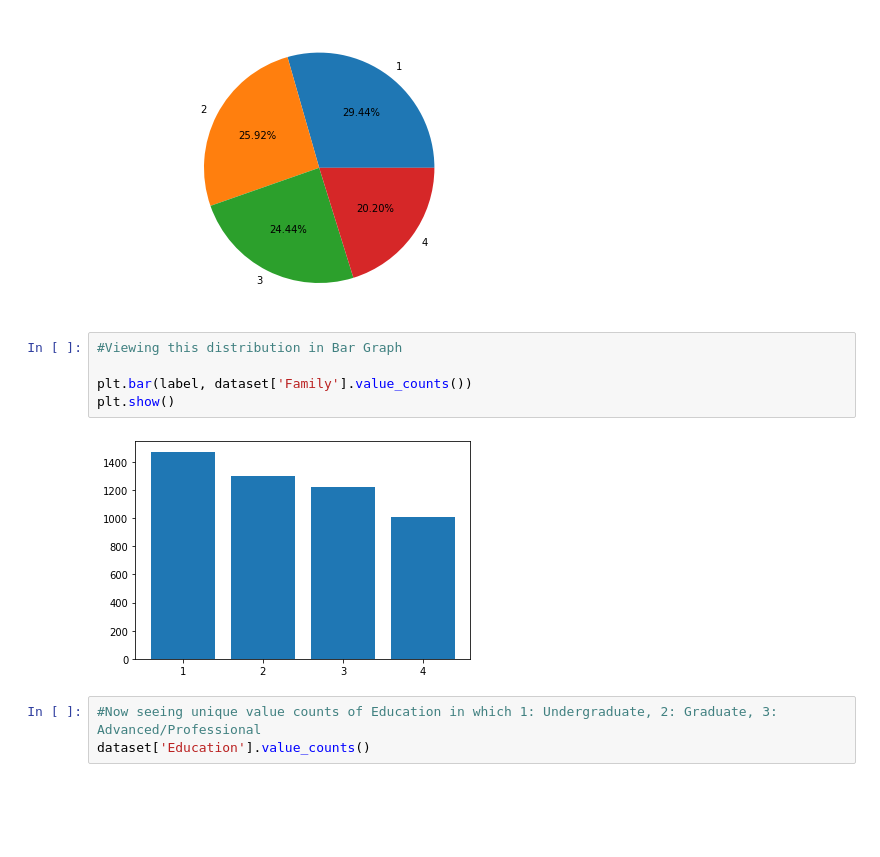
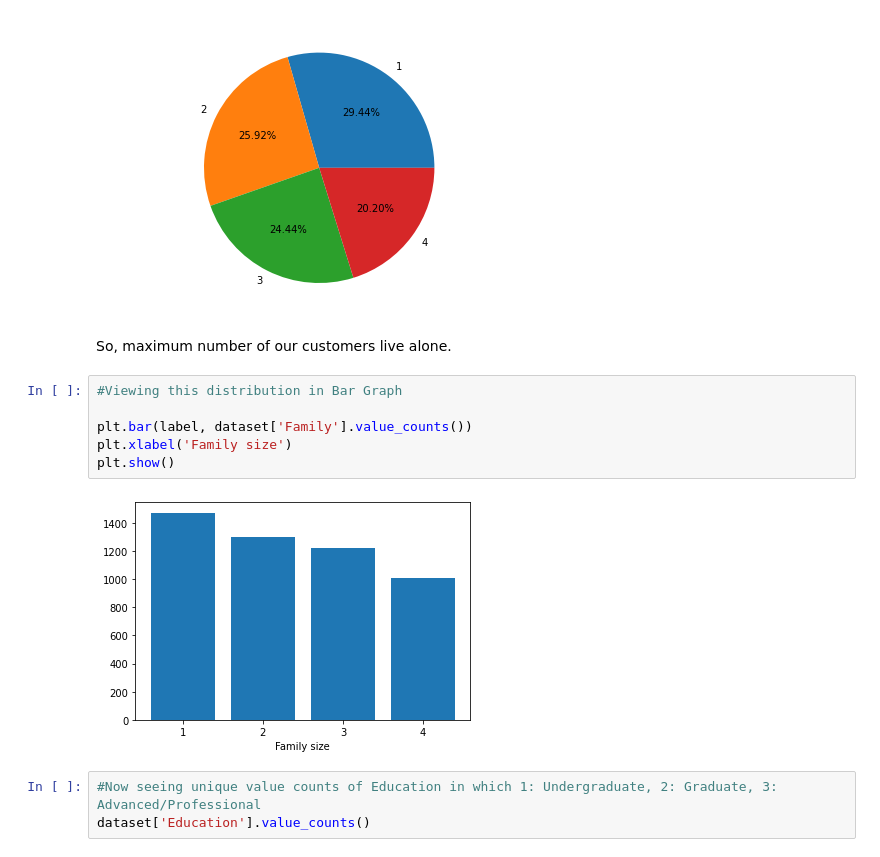
Before and after one commit to Saurabh-Datta/Internship_Project, a Jupyter notebook: Internship_Project.ipynb, the cells around one changed output. Saved outputs shown, nothing was run; the diff lists cells and outputs as text; blank space fills up the shorter version.

```diff
--- a/Internship_Project.ipynb
+++ b/Internship_Project.ipynb
@@ -193,13 +207,16 @@ ax.pie(dataset['Family'].value_counts(),labels=label,autopct='%1.2f%%')
 plt.show()
 # %% [output]
 [figure]
+# %% [markdown]
+So, maximum number of our customers live alone.
 # %%
 #Viewing this distribution in Bar Graph
 
 plt.bar(label, dataset['Family'].value_counts())
+plt.xlabel('Family size')
 plt.show()
 # %% [output]
-[figure, old version]
+[figure, new version]
 # %%
 #Now seeing unique value counts of Education in which 1: Undergraduate, 2: Graduate, 3: Advanced/Professional
 dataset['Education'].value_counts()
```
Also changed, not shown: parts of 250 cells of this notebook.
